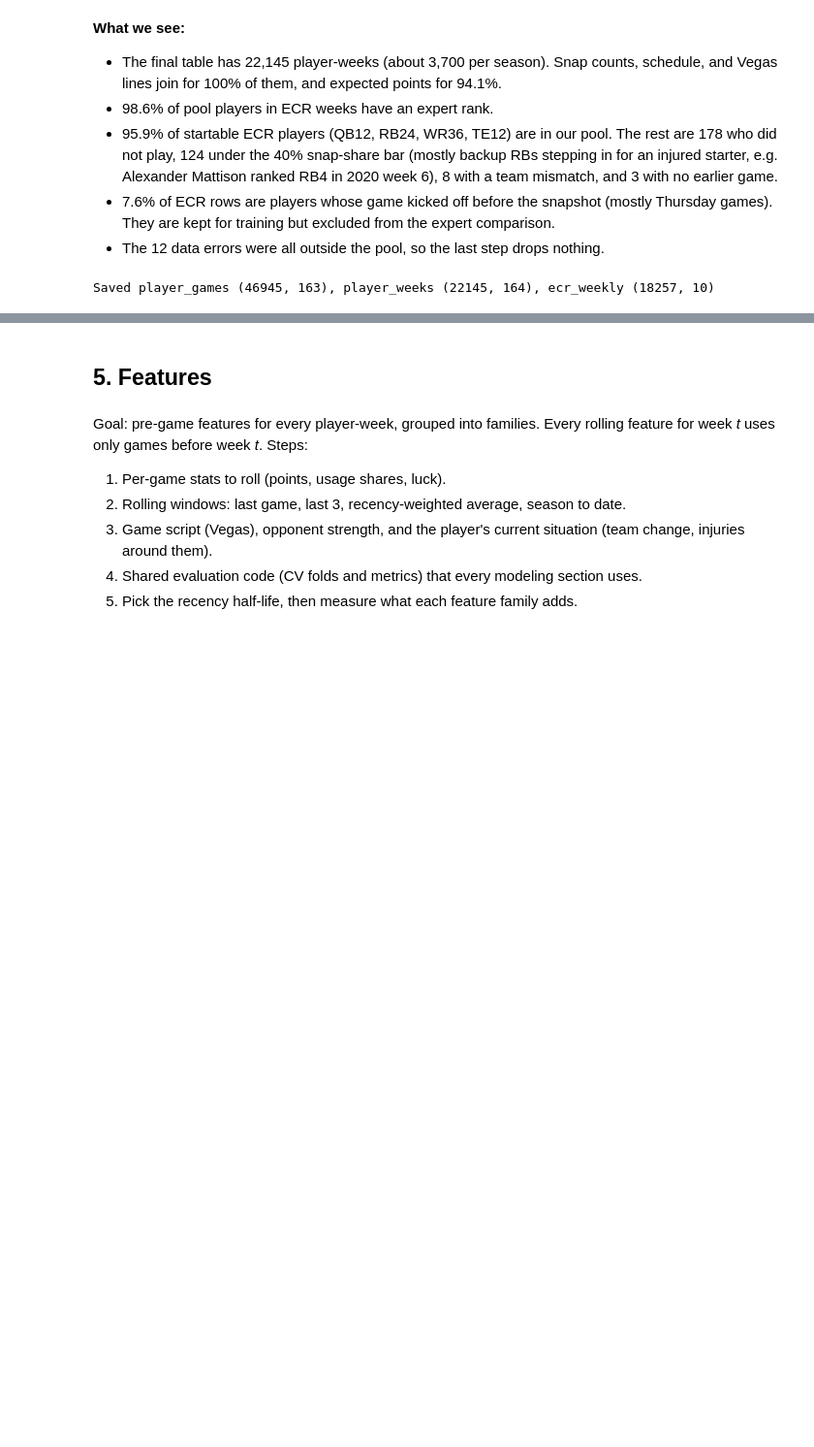
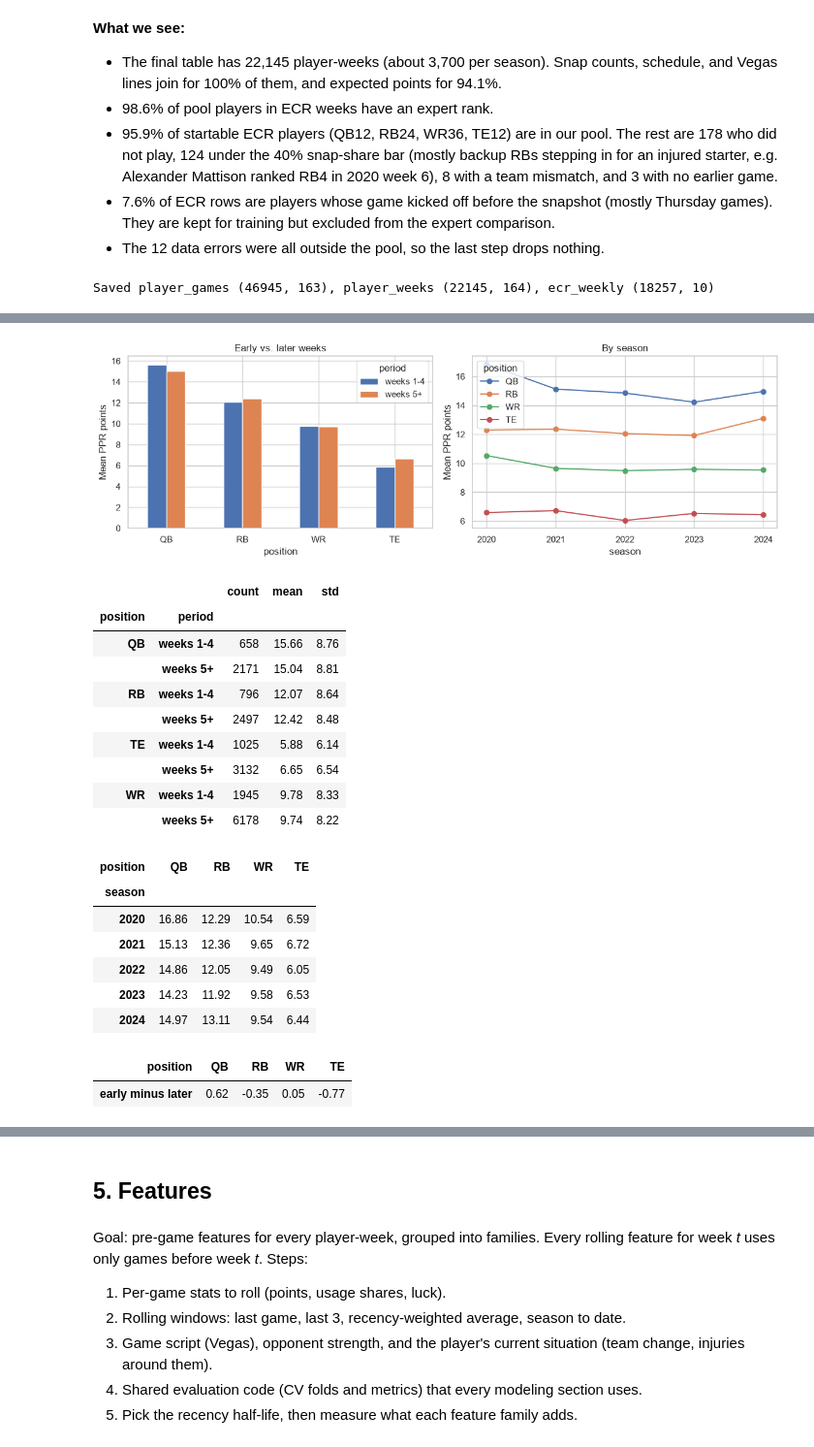
Before and after one commit to HashaRock/CS363M_FFBall_Project, a Jupyter notebook: fantasy_football_rankings.ipynb, the cells around one changed output, grey strips where cells are left out. Shown at 97% size. Drawn from its saved outputs; the diff is of its cells as text; code cells hidden in the pictures; blank space fills up the shorter version.

```diff
--- a/fantasy_football_rankings.ipynb
+++ b/fantasy_football_rankings.ipynb
@@ -678,0 +662,37 @@ display(Markdown(f"**What we see:** {len(c_experts):,} matched player-weeks acro
+# %%
+EARLY, LATER = f"weeks 1-{EARLY_SEASON_WEEKS}", f"weeks {EARLY_SEASON_WEEKS + 1}+"
+explore_rows["period"] = np.where(explore_rows["week"] <= EARLY_SEASON_WEEKS, EARLY, LATER)
+points_by_period = explore_rows.groupby(["position", "period"])[TARGET].agg(["count", "mean", "std"])
+points_by_season = explore_rows.groupby(["season", "position"])[TARGET].agg(["count", "mean", "std"])
+period_means = points_by_period["mean"].unstack().reindex(POSITIONS)
+season_means = points_by_season["mean"].unstack()[POSITIONS]
+
+fig, axes = plt.subplots(1, 2, figsize=(12, 4))
+period_means.plot.bar(ax=axes[0], ylabel="Mean PPR points", rot=0, title="Early vs. later weeks")
+season_means.plot(marker="o", ax=axes[1], ylabel="Mean PPR points", title="By season")
+axes[1].set_xticks(season_means.index)
+plt.tight_layout()
+plt.show()
+display(points_by_period.round(2), season_means.round(2),
+        (period_means[EARLY] - period_means[LATER]).round(2).rename("early minus later").to_frame().T)
+# %% [output]
+[figure, added]
+|  |  | count | mean | std |
+| position | period |  |  |  |
+| QB | weeks 1-4 | 658 | 15.66 | 8.76 |
+|  | weeks 5+ | 2171 | 15.04 | 8.81 |
+| RB | weeks 1-4 | 796 | 12.07 | 8.64 |
+|  | weeks 5+ | 2497 | 12.42 | 8.48 |
+| TE | weeks 1-4 | 1025 | 5.88 | 6.14 |
+|  | weeks 5+ | 3132 | 6.65 | 6.54 |
+| WR | weeks 1-4 | 1945 | 9.78 | 8.33 |
+|  | weeks 5+ | 6178 | 9.74 | 8.22 |
+| position | QB | RB | WR | TE |
+| season |  |  |  |  |
+| 2020 | 16.86 | 12.29 | 10.54 | 6.59 |
+| 2021 | 15.13 | 12.36 | 9.65 | 6.72 |
+| 2022 | 14.86 | 12.05 | 9.49 | 6.05 |
+| 2023 | 14.23 | 11.92 | 9.58 | 6.53 |
+| 2024 | 14.97 | 13.11 | 9.54 | 6.44 |
+| position | QB | RB | WR | TE |
+| early minus later | 0.62 | -0.35 | 0.05 | -0.77 |
```
Also changed, not shown: parts of 59 cells of this notebook, 3 other files.
